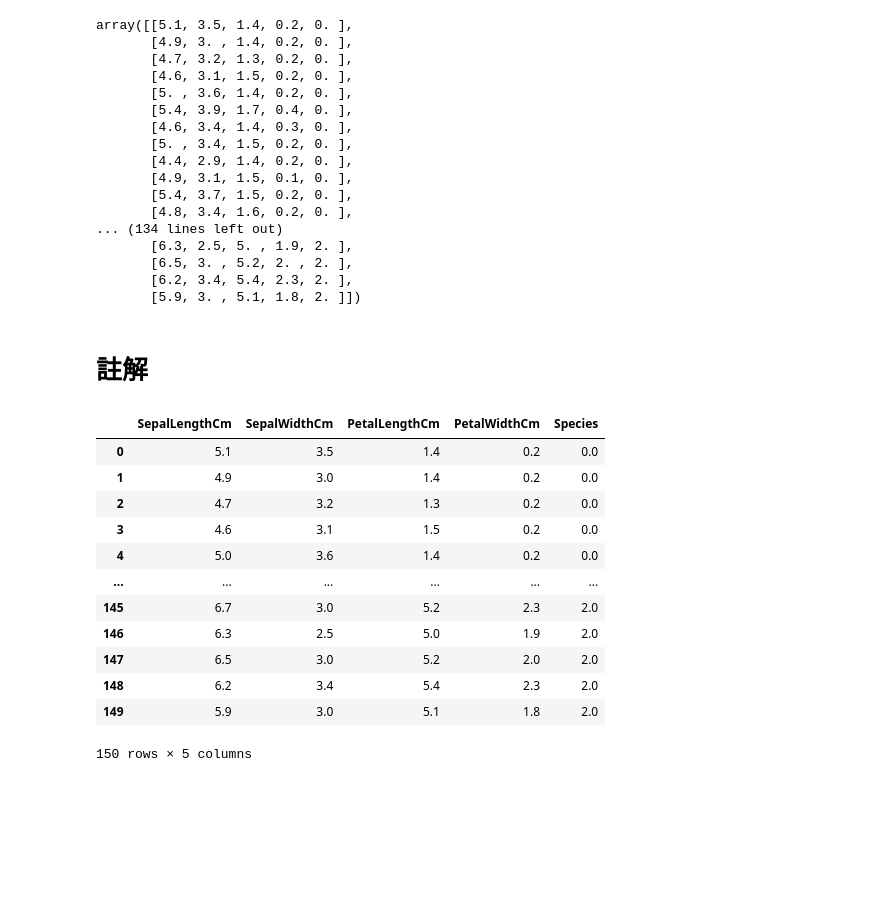
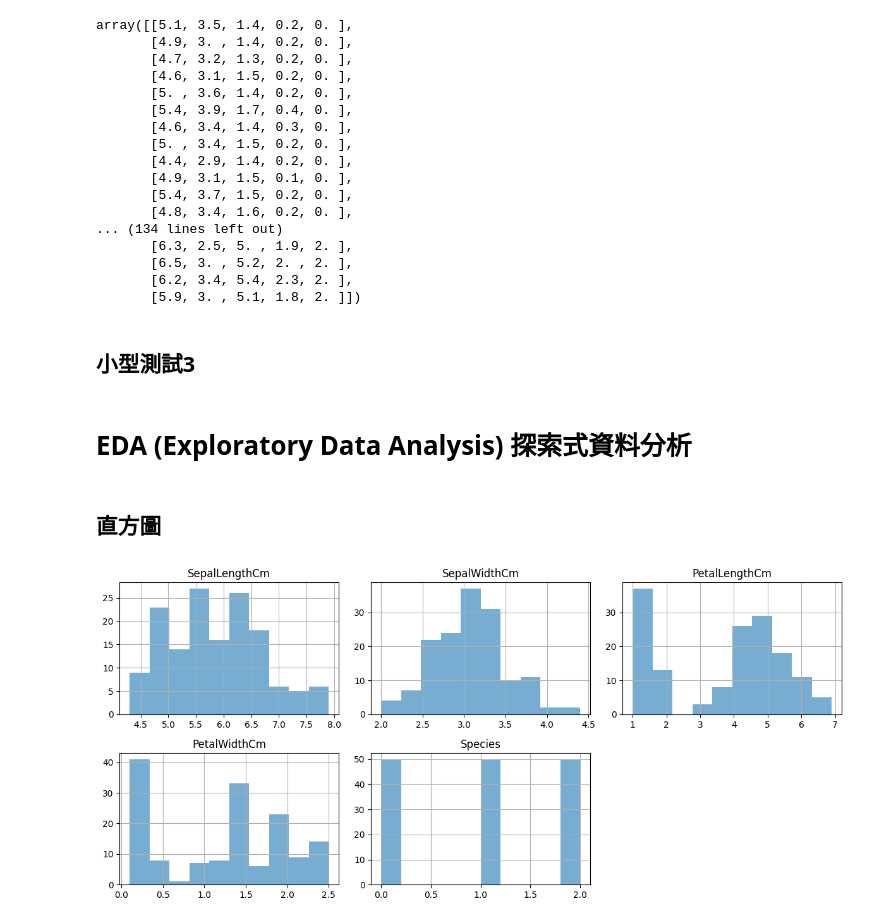
Before and after one commit to MAYUFANFG/XGboost_test, a Jupyter notebook: Iris_資料集探索.ipynb, the cells around one changed output. Cells and saved outputs as stored; diff of their text form; code cells hidden in the pictures; blank space fills up the shorter version.

```diff
--- a/Iris_資料集探索.ipynb
+++ b/Iris_資料集探索.ipynb
@@ -104,35 +96,25 @@ array([[5.1, 3.5, 1.4, 0.2, 0. ],
        [6.2, 3.4, 5.4, 2.3, 2. ],
        [5.9, 3. , 5.1, 1.8, 2. ]])
 # %% [markdown]
-# 註解
+## 小型測試3
-# %%
-# 引入所需的庫
-from sklearn.datasets import load_iris
-import pandas as pd
-import numpy as np
-
-# 使用 sklearn 的 load_iris 函數載入 iris 資料集
-iris = load_iris()
-
-# 將 iris 資料集轉換為 DataFrame 格式，方便後續的資料處理和分析
-# np.c_ 是 numpy 的一個函數，用於將 iris['data'] 和 iris['target'] 兩個陣列進行串接
-# columns 參數用於指定 DataFrame 的欄位名稱
-df_data = pd.DataFrame(data= np.c_[iris['data'], iris['target']],
-                     columns= ['SepalLengthCm','SepalWidthCm','PetalLengthCm','PetalWidthCm','Species'])
-
-# 顯示 DataFrame
-df_data
-# %% [output]
-|  | SepalLengthCm | SepalWidthCm | PetalLengthCm | PetalWidthCm | Species |
-| 0 | 5.1 | 3.5 | 1.4 | 0.2 | 0.0 |
-| 1 | 4.9 | 3.0 | 1.4 | 0.2 | 0.0 |
-| 2 | 4.7 | 3.2 | 1.3 | 0.2 | 0.0 |
-| 3 | 4.6 | 3.1 | 1.5 | 0.2 | 0.0 |
-| 4 | 5.0 | 3.6 | 1.4 | 0.2 | 0.0 |
-| ... | ... | ... | ... | ... | ... |
-| 145 | 6.7 | 3.0 | 5.2 | 2.3 | 2.0 |
-| 146 | 6.3 | 2.5 | 5.0 | 1.9 | 2.0 |
-| 147 | 6.5 | 3.0 | 5.2 | 2.0 | 2.0 |
-| 148 | 6.2 | 3.4 | 5.4 | 2.3 | 2.0 |
-| 149 | 5.9 | 3.0 | 5.1 | 1.8 | 2.0 |
-150 rows × 5 columns
+# %% [markdown]
+# EDA (Exploratory Data Analysis) 探索式資料分析
+# %% [markdown]
+## 直方圖
+# %%
+#直方圖 histograms
+
+# 使用 pandas DataFrame 的 hist 函數繪製直方圖
+# alpha 參數設定透明度，範圍為 0（完全透明）到 1（完全不透明）
+# layout 參數設定子圖的排列方式，(3,3) 表示 3x3 的格子
+# figsize 參數設定圖形的大小，(12, 8) 表示寬度為 12，高度為 8
+# bins 參數設定直方圖的區間數量
+df_data.hist(alpha=0.6, layout=(3,3), figsize=(12, 8), bins=10)
+
+# 使用 tight_layout 函數自動調整子圖參數，使之填充整個圖形區域
+plt.tight_layout()
+
+# 使用 show 函數顯示圖形
+plt.show()
+# %% [output]
+[figure, added]
```
Also changed, not shown: parts of 6 cells of this notebook.
